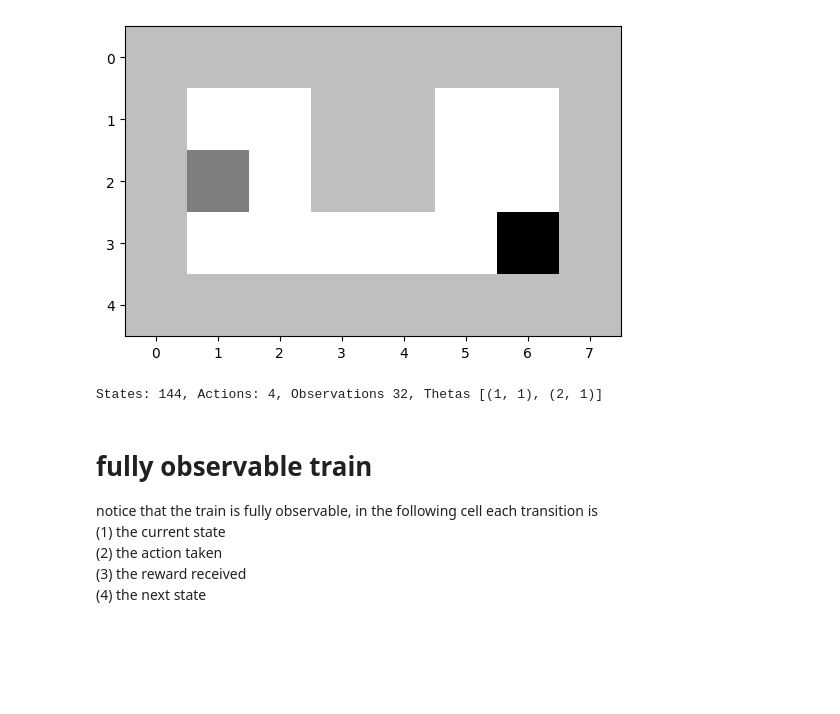
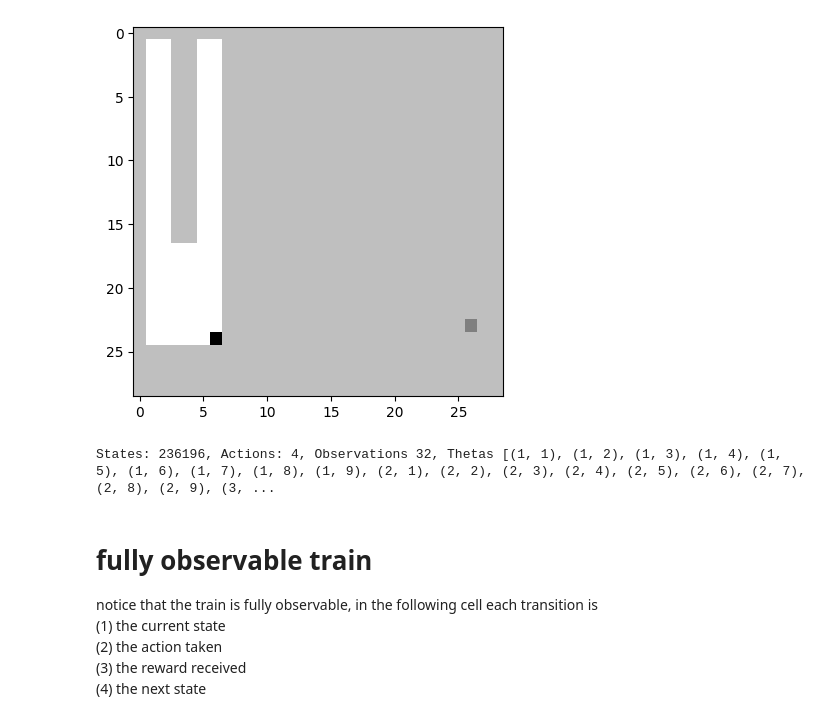
Before and after one commit to flaccagora/RoboSurgery, a Jupyter notebook: src/MPD_train.ipynb, the cells around one changed output. Cells and saved outputs as stored; diff of their text form; code cells hidden in the pictures; blank space fills up the shorter version.

```diff
--- a/src/MPD_train.ipynb
+++ b/src/MPD_train.ipynb
@@ -13,37 +13,37 @@ import matplotlib.pyplot as plt
 # maze size
 N = 2
 
 # thetas deformations (range(a,b),range(c,d))
 l0 = 1
-h0 = 3
+h0 = 10
 l1 = 1
-h1 = 2
+h1 = 10
 
 maze = np.load(f"maze/maze_{N}.npy")
 env = GridEnvDeform(maze,l0,h0,l1,h1)
 env.render()
 
 states = [((x,y,phi),(i,j)) for x in range(1,env.max_shape[0]-1) for y in range(1,env.max_shape[1]-1) for phi in range(4) for i in range(l0,h0) for j in range(l1,h1)]
 actions = [0,1,2,3]
 obs = list(itertools.product([0,1], repeat=5))
 thetas = [(i,j) for i in range(l0,h0) for j in range(l1,h1)]
 
 state_dict = {state: i for i, state in enumerate(states)}
 obs_dict = {obs : i for i, obs in enumerate(obs)}
 
 # Actions are: 0-listen, 1-open-left, 2-open-right
 lenS = len(states)
 lenA = len(actions)
 lenO = len(obs)
 
 print(f"States: {lenS}, Actions: {lenA}, Observations {lenO}, Thetas {thetas}\n")
 
 T = torch.load(f"models/T_maze_{N}.pt", weights_only=True)
 R = torch.load(f"models/R_maze_{N}.pt", weights_only=True)
 O = torch.load(f"models/O_maze_{N}.pt", weights_only=True)
 # %% [output]
-[figure, old version]
+[figure, new version]
-States: 144, Actions: 4, Observations 32, Thetas [(1, 1), (2, 1)]
+States: 236196, Actions: 4, Observations 32, Thetas [(1, 1), (1, 2), (1, 3), (1, 4), (1, 5), (1, 6), (1, 7), (1, 8), (1, 9), (2, 1), (2, 2), (2, 3), (2, 4), (2, 5), (2, 6), (2, 7), (2, 8), (2, 9), (3, ...
 # %% [markdown]
 # fully observable train
 
```
Also changed, not shown: parts of 14 cells of this notebook, 10 other files.
